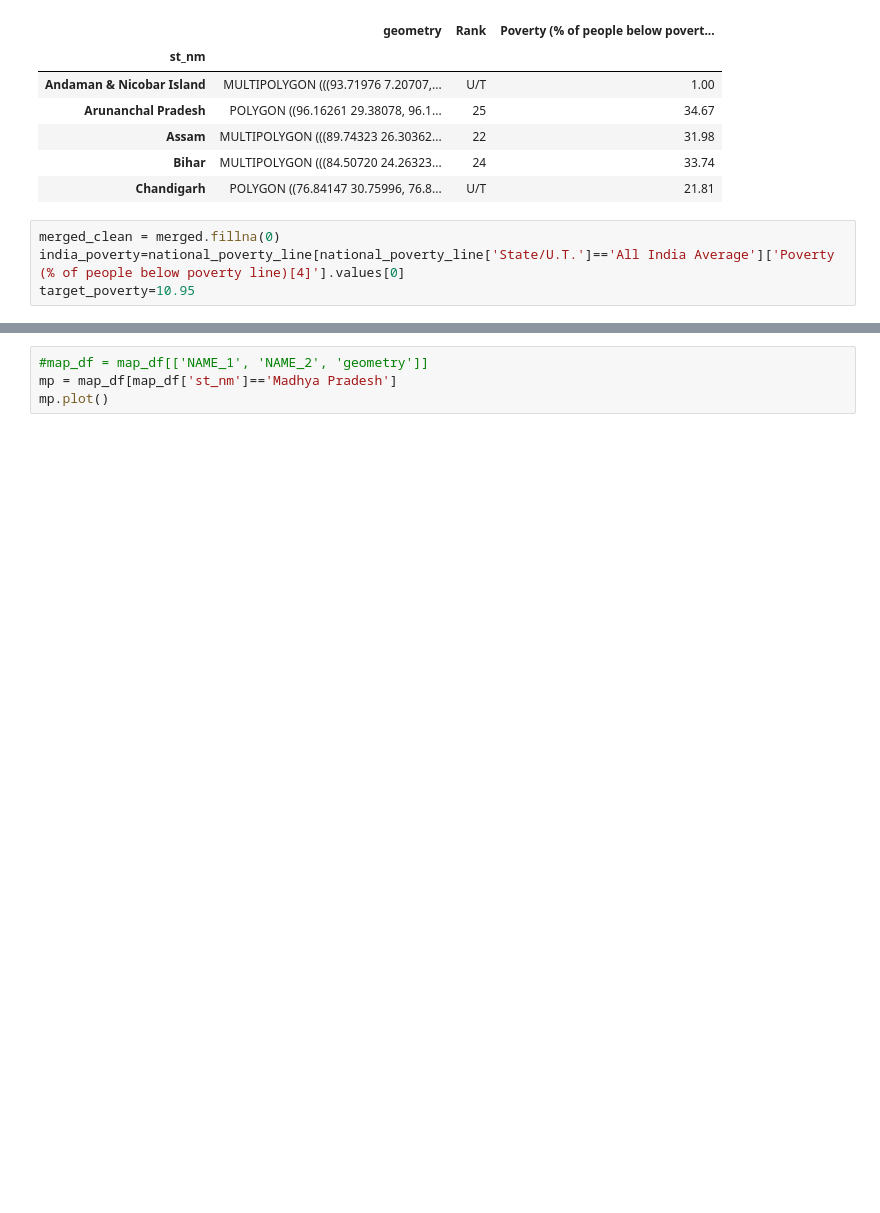
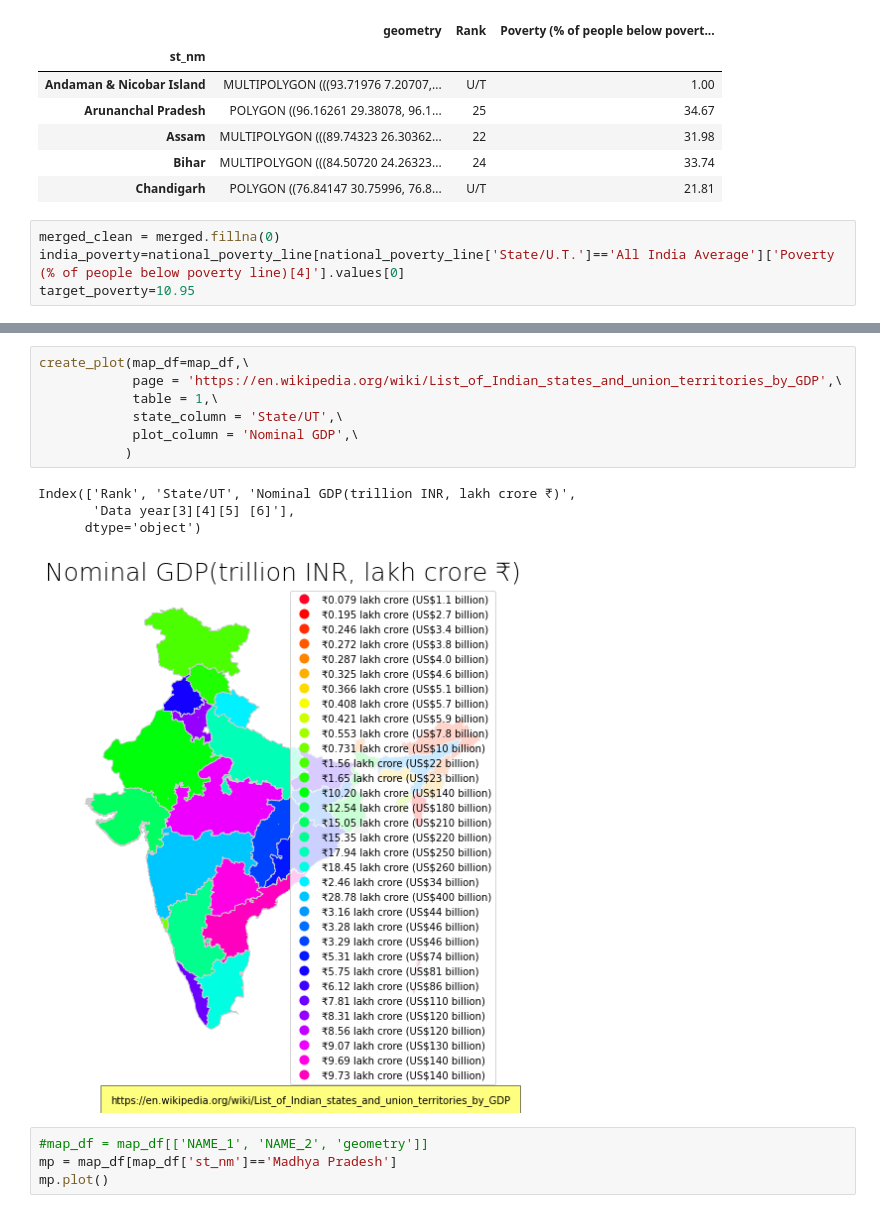
Before and after one commit to sourabhjain14/sourabhjain14.github.io, a Jupyter notebook: index.ipynb, the cells around one changed output, grey strips where cells are left out. Saved outputs shown, nothing was run; the diff lists cells and outputs as text; blank space fills up the shorter version.

```diff
--- a/index.ipynb
+++ b/index.ipynb
@@ -186,3 +243,15 @@ merged_clean.plot(column='Poverty (% of people below poverty line)[4]', cmap='gi
+# %%
+create_plot(map_df=map_df,\
+            page = 'https://en.wikipedia.org/wiki/List_of_Indian_states_and_union_territories_by_GDP',\
+            table = 1,\
+            state_column = 'State/UT',\
+            plot_column = 'Nominal GDP',\
+           )
+# %% [output]
+Index(['Rank', 'State/UT', 'Nominal GDP(trillion INR, lakh crore ₹)',
+       'Data year[3][4][5] [6]'],
+      dtype='object')
+[figure, added]
 # %%
 #map_df = map_df[['NAME_1', 'NAME_2', 'geometry']]
 mp = map_df[map_df['st_nm']=='Madhya Pradesh']
```
Also changed, not shown: parts of 4 cells of this notebook.
